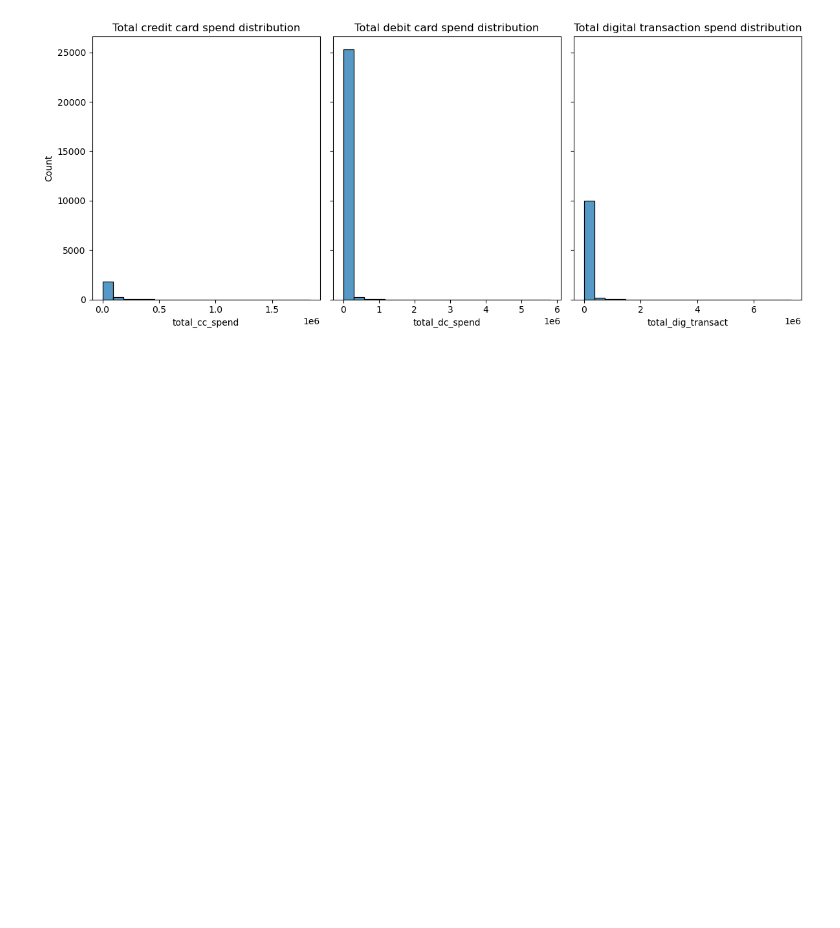
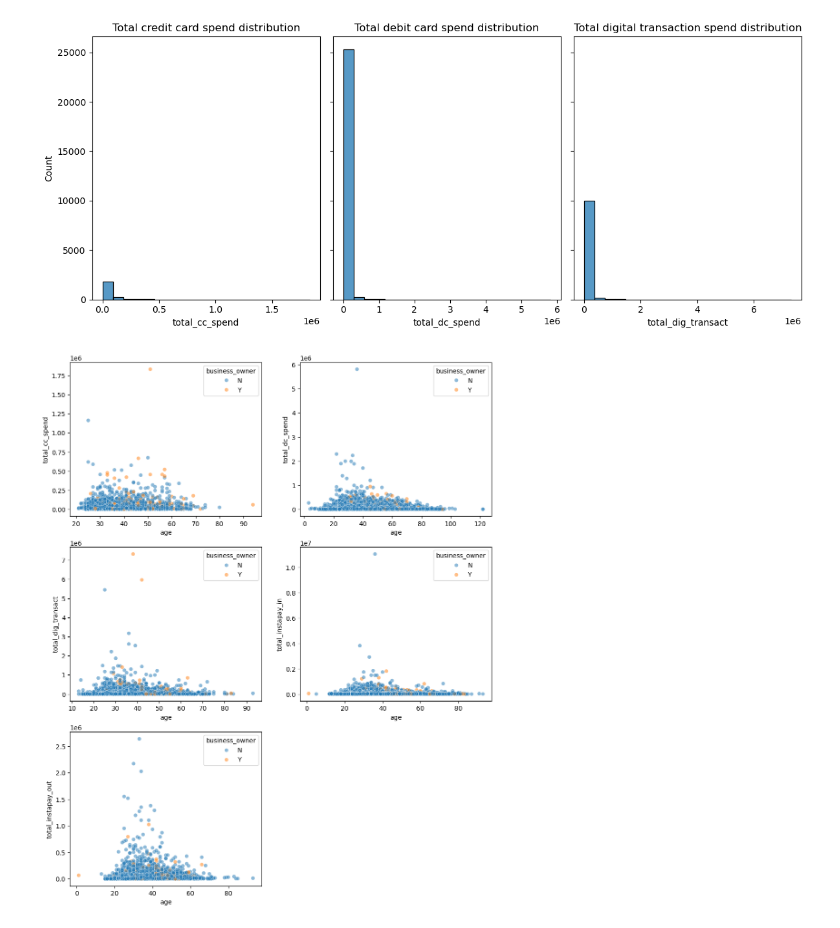
Before and after one commit to drksz/bank-customer-segmentation, a Jupyter notebook: EDA.ipynb, the cells around one changed output. Saved outputs shown, nothing was run; the diff lists cells and outputs as text; code cells hidden in the pictures; blank space fills up the shorter version.

Commit message:
chore: add transaction scatterplots

```diff
--- a/EDA.ipynb
+++ b/EDA.ipynb
@@ -247,3 +248,56 @@ plt.tight_layout()
 plt.show()
 # %% [output]
 [figure]
+# %%
+fig, ax = plt.subplots(3, 2, figsize=(12, 15))
+
+sns.scatterplot(
+    data=cust_info_main,
+    x='age',
+    y='total_cc_spend',
+    hue='business_owner',
+    ax=ax[0, 0],
+    alpha=0.5
+)
+
+sns.scatterplot(
+    data=cust_info_main,
+    x='age',
+    y='total_dc_spend',
+    hue='business_owner',
+    ax=ax[0, 1],
+    alpha=0.5
+)
+
+sns.scatterplot(
+    data=cust_info_main,
+    x='age',
+    y='total_dig_transact',
+    hue='business_owner',
+    ax=ax[1, 0],
+    alpha=0.5
+)
+
+sns.scatterplot(
+    data=cust_info_main,
+    x='age',
+    y='total_instapay_in',
+    hue='business_owner',
+    ax=ax[1, 1],
+    alpha=0.5
+)
+
+sns.scatterplot(
+    data=cust_info_main,
+    x='age',
+    y='total_instapay_out',
+    hue='business_owner',
+    ax=ax[2, 0],
+    alpha=0.5
+)
+
+fig.delaxes(ax[2, 1])
+
+plt.show()
+# %% [output]
+[figure, added]
```
Also changed, not shown: parts of 2 cells of this notebook.
